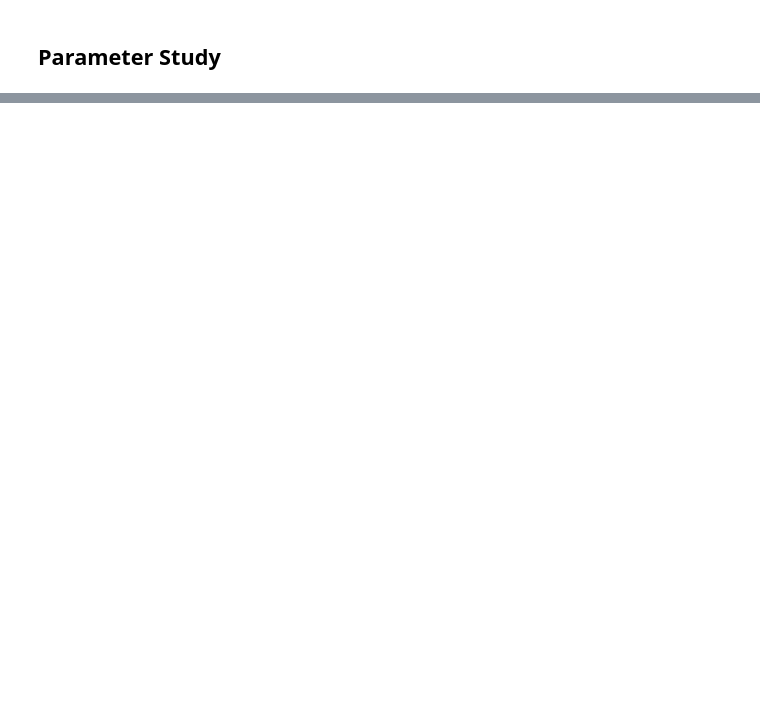
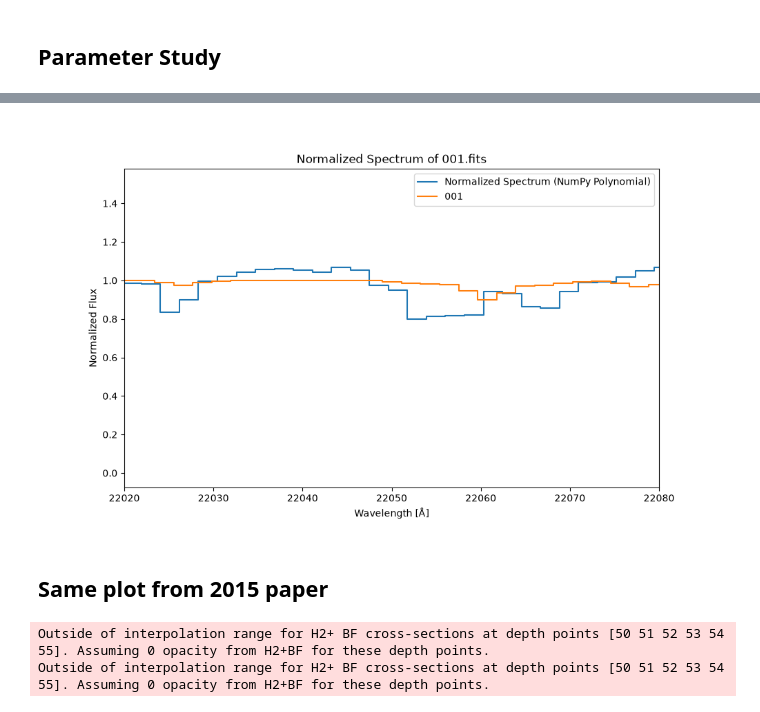
Before and after one commit to Keshavj-07/first_proj, a Jupyter notebook: scripts/NSC.ipynb, the cells around one changed output, grey strips where cells are left out. Saved outputs shown, nothing was run; the diff lists cells and outputs as text; code cells hidden in the pictures; blank space fills up the shorter version.

```diff
--- a/scripts/NSC.ipynb
+++ b/scripts/NSC.ipynb
@@ -333,0 +291,21 @@ Coefficients [a0, a1, a2, a3, a4]: [ 1.15918311e+07 -2.08842097e+03  1.40736471e
+# %%
+y_normalized_ne_1_001 = y_ne_1_001 / y_smooth
+
+plt.figure(figsize=(10, 6))
+plt.plot(x_ne_1_001, y_normalized_ne_1_001, label="Normalized Spectrum (NumPy Polynomial)", drawstyle="steps")
+plt.plot(sim_001_lambdas,sim_001_conv,label="001", drawstyle="steps")
+plt.title("Normalized Spectrum of 001.fits")
+plt.xlabel("Wavelength [Å]")
+plt.ylabel("Normalized Flux")
+plt.xlim(22020,22080)
+plt.legend()
+plt.show()
+# %% [output]
+[figure, added]
+# %% [markdown]
+## Same plot from 2015 paper
+# %%
+sim_003_conv, sim_003_lambdas = simulation("NE_1_003.yml", "NE_1_003_nolines.yml", 4.08 * u.Angstrom, start=21000, end=22900 )
+# %% [output]
+Outside of interpolation range for H2+ BF cross-sections at depth points [50 51 52 53 54 55]. Assuming 0 opacity from H2+BF for these depth points.
+Outside of interpolation range for H2+ BF cross-sections at depth points [50 51 52 53 54 55]. Assuming 0 opacity from H2+BF for these depth points.
```
Also changed, not shown: parts of 26 cells of this notebook, 2 other files.
